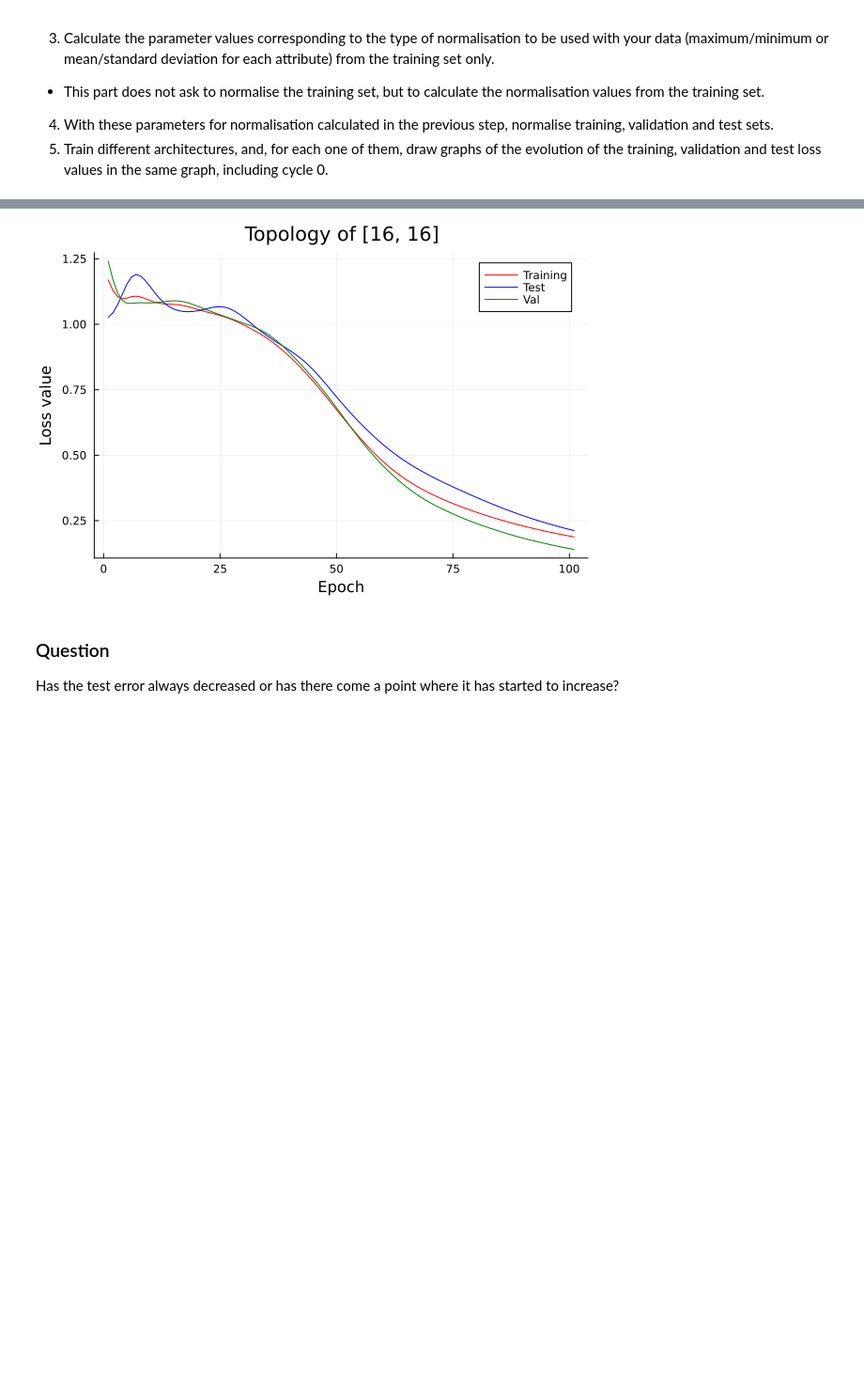
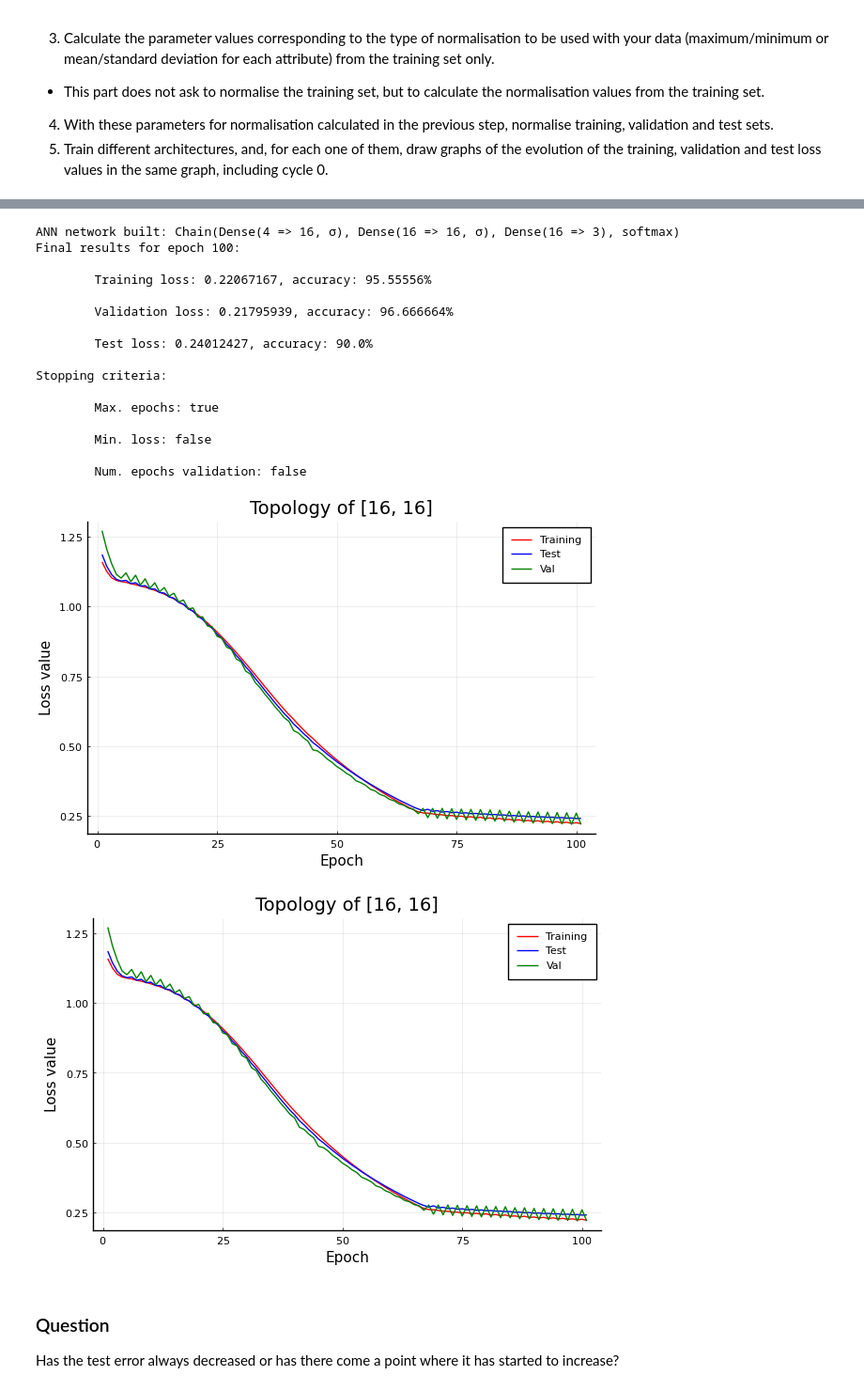
Before and after one commit to AlejandroDopico2/MIA_ML1, a Jupyter notebook: Unit 3 - Overfitting.ipynb, the cells around one changed output, grey strips where cells are left out. Shown at 94% size. Drawn from its saved outputs; the diff is of its cells as text; code cells hidden in the pictures; blank space fills up the shorter version.

```diff
--- a/Unit 3 - Overfitting.ipynb
+++ b/Unit 3 - Overfitting.ipynb
@@ -86,25 +88,25 @@ using Random
 
 function holdOut(N::Int, Pval::Float64, Ptest::Float64)
     # Verify that Pval and Ptest are valid probabilities
-    @assert ((Pval >= 0.0) && (Pval <= 1.0))
-    @assert ((Ptest >= 0.0) && (Ptest <= 1.0))
-    @assert ((Pval + Ptest) <= 1.0)
+    @assert ((Pval >= 0.0) && (Pval <= 1.0)) "Pval must be a probability between 0 and 1"
+    @assert ((Ptest >= 0.0) && (Ptest <= 1.0)) "Ptest must be a probability between 0 and 1"
+    @assert ((Pval + Ptest) <= 1.0) "Pval + Ptest must be less than or equal to 1"
 
-    train_val_indexes, test_indexes = holdOut(N, Ptest)
+    # Calculate sizes of train, validation, and test sets
+    train_size = Int(round((1 - Pval - Ptest) * N))
+    val_size = Int(round(Pval * N))
+    test_size = N - train_size - val_size
 
-    train_val_size = length(train_val_indexes)
+    # Generate random indices for train, validation, and test sets
+    all_indices = randperm(N)
+    train_indices = all_indices[1:train_size]
+    val_indices = all_indices[train_size+1:train_size+val_size]
+    test_indices = all_indices[train_size+val_size+1:end]
 
-    train_indexes, val_indexes = holdOut(train_val_size, Pval * N / train_val_size)
-
-    train_indexes = train_val_indexes[train_indexes]
-    val_indexes = train_val_indexes[val_indexes]
-
-    @assert length(train_indexes) + length(val_indexes) + length(test_indexes) == N
-
-    return (train_indexes, val_indexes, test_indexes)
+    return (train_indices, val_indices, test_indices)
 end
 
 # Split dataset into training, validation, and test sets with 60% for training, 20% for validation, and 20% for testing
 N = 10
-train_indexes, val_indexes, test_indexes = holdOut(N, 0.2, 0.1)
+train_indexes, val_indexes, test_indexes = holdOut(N, 0.2, 0.2)
 # %% [output]
@@ -277,7 +290,7 @@ trainClassANN (generic function with 1 method)
 # %% [markdown]
 4. Since there were two versions of the ANN training function (the second accepted a vector as desired outputs), modify this function in the same way so that the targets are vectors instead of arrays for the two-class classification case. Note that in this case the types of the training, validation and test sets passed as parameters will be `Tuple{AbstractArray{<:Real,2}, AbstractArray{Bool,1}}` for all three and therefore it will be necessary to call the function `reshape` on all three.
 # %%
-function trainClassANN(topology::AbstractArray{<:Int,1},
+function trainClassAnn(topology::AbstractArray{<:Int,1},
         trainingDataset::Tuple{AbstractArray{<:Real,2}, AbstractArray{Bool,1}};
         validationDataset::Tuple{AbstractArray{<:Real,2}, AbstractArray{Bool,1}}=
                     (Array{eltype(trainingDataset[1]),2}(undef,0,0), falses(0)),
@@ -287,17 +300,21 @@ function trainClassANN(topology::AbstractArray{<:Int,1},
         maxEpochs::Int=1000, minLoss::Real=0.0, learningRate::Real=0.01,
         maxEpochsVal::Int=20, showText::Bool=false)
 
+    # Split the datasets into inputs and targets
     trainingInputs, trainingTargets = trainingDataset
     testInputs, testTargets = testDataset
     validationInputs, validationTargets = validationDataset
+
+    # Reshape the targets to match the expected dimensions
     testTargets = reshape(testTargets, :, 1)
     validationTargets = reshape(validationTargets, :, 1)
-
     trainingTargets = reshape(trainingTargets, :, 1)
 
-    is_val_empty = size(validationDataset[1]) == (0, 0)
-    is_test_empty = size(testDataset[1]) == (0, 0)
+    # Check if the validation and test datasets are empty
+    isValEmpty = size(validationDataset[1]) == (0, 0)
+    isTestEmpty = size(testDataset[1]) == (0, 0)
 
+    # Call the trainClassANN function recursively with the correct arguments
     return trainClassANN(topology, (trainingInputs, trainingTargets);
         validationDataset = (validationInputs, validationTargets),
         testDataset = (testInputs, testTargets),
@@ -305,6 +322,5 @@ function trainClassANN(topology::AbstractArray{<:Int,1},
         minLoss = minLoss, learningRate = learningRate,
         maxEpochsVal = maxEpochsVal, showText= showText
     )
-
 end
 # %% [output]
@@ -350,7 +366,7 @@ validationTargets = targets[validationIndex, :]
 results = Float32[]
 
 for topology in topologies
-    _, trainingLosses, validationLosses, testLosses = trainClassANN(
+    _, trainingLosses, validationLosses, testLosses = trainClassAnn(
         topology, (trainingInputs, trainingTargets);
         validationDataset = (validationInputs, validationTargets),
         testDataset = (testInputs, testTargets),
@@ -372,4 +436,21 @@ end
+ANN network built: Chain(Dense(4 => 16, σ), Dense(16 => 16, σ), Dense(16 => 3), softmax)
+Final results for epoch 100:
+
+        Training loss: 0.22067167, accuracy: 95.55556%
+
+        Validation loss: 0.21795939, accuracy: 96.666664%
+
+        Test loss: 0.24012427, accuracy: 90.0%
+
+Stopping criteria:
+
+        Max. epochs: true
+
+        Min. loss: false
+
+        Num. epochs validation: false
-[figure, old version]
+[figure, new version]
+[figure, added]
 # %% [markdown]
 ### Question
 Has the test error always decreased or has there come a point where it has started to increase?
```
Also changed, not shown: parts of 19 cells of this notebook.
